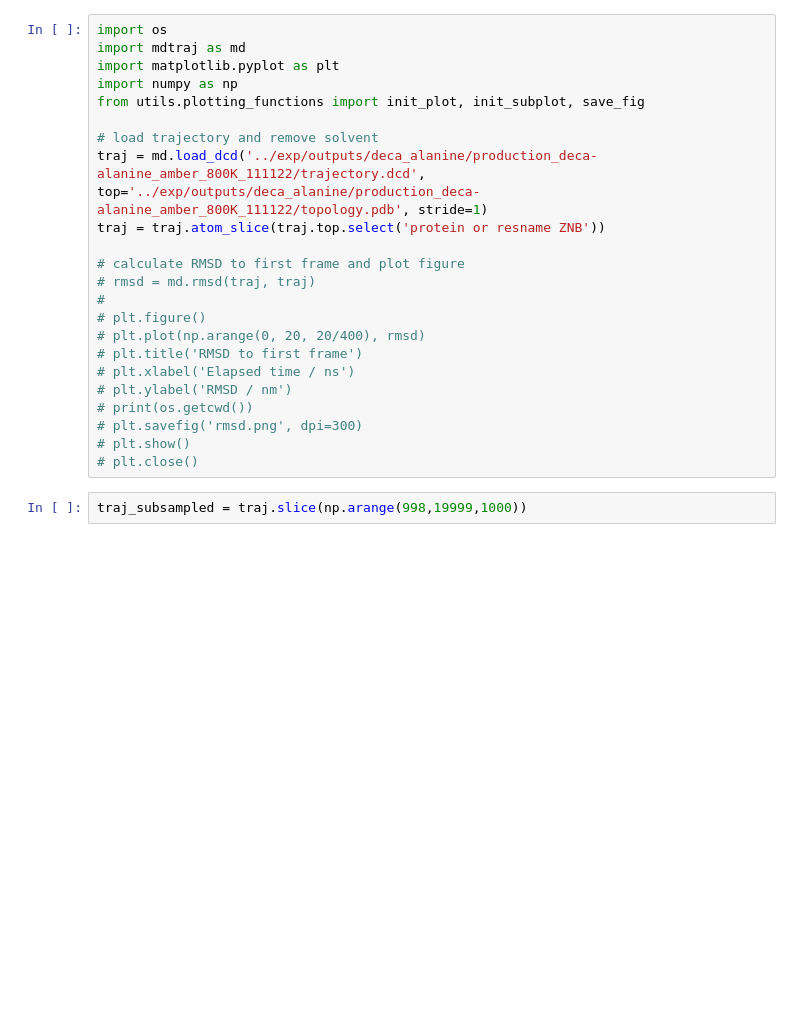
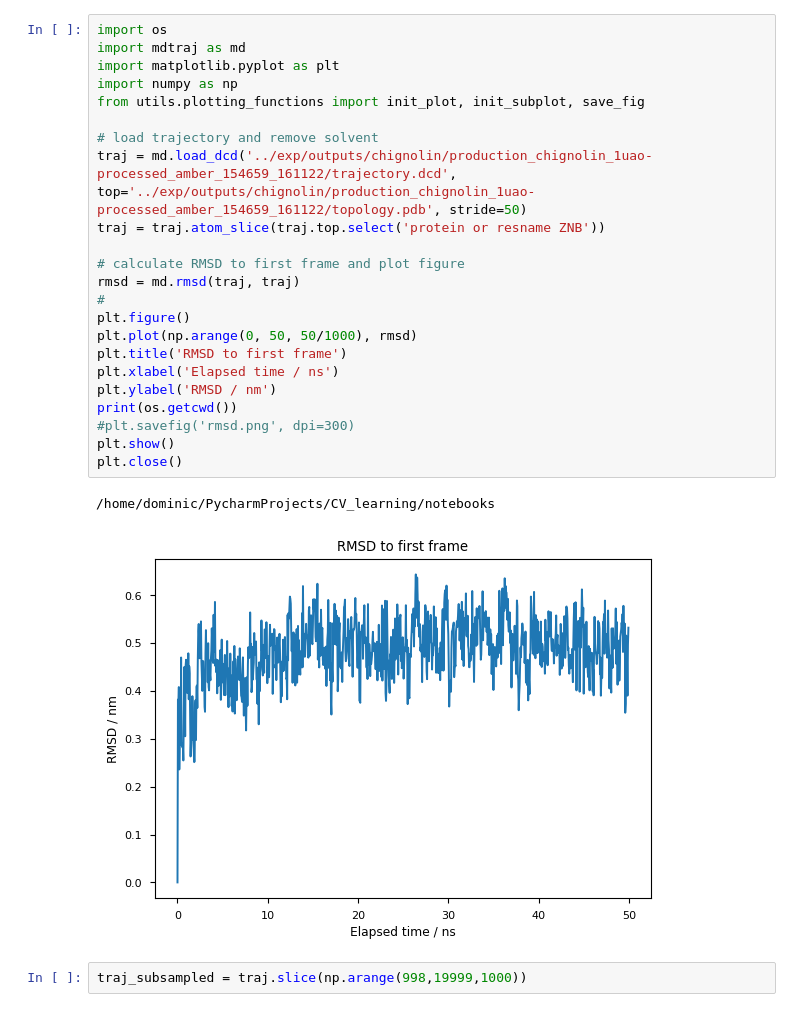
Before and after one commit to dominicp6/CV_learning, a Jupyter notebook: notebooks/rough_work.ipynb, the cells around one changed output. Drawn from its saved outputs; the diff is of its cells as text; blank space fills up the shorter version.

```diff
--- a/notebooks/rough_work.ipynb
+++ b/notebooks/rough_work.ipynb
@@ -1,26 +1,29 @@
 # %%
 import os
 import mdtraj as md
 import matplotlib.pyplot as plt
 import numpy as np
 from utils.plotting_functions import init_plot, init_subplot, save_fig
 
 # load trajectory and remove solvent
-traj = md.load_dcd('../exp/outputs/deca_alanine/production_deca-alanine_amber_800K_111122/trajectory.dcd', top='../exp/outputs/deca_alanine/production_deca-alanine_amber_800K_111122/topology.pdb', stride=1)
+traj = md.load_dcd('../exp/outputs/chignolin/production_chignolin_1uao-processed_amber_154659_161122/trajectory.dcd', top='../exp/outputs/chignolin/production_chignolin_1uao-processed_amber_154659_161122/topology.pdb', stride=50)
 traj = traj.atom_slice(traj.top.select('protein or resname ZNB'))
 
 # calculate RMSD to first frame and plot figure
-# rmsd = md.rmsd(traj, traj)
+rmsd = md.rmsd(traj, traj)
 #
-# plt.figure()
-# plt.plot(np.arange(0, 20, 20/400), rmsd)
-# plt.title('RMSD to first frame')
-# plt.xlabel('Elapsed time / ns')
-# plt.ylabel('RMSD / nm')
-# print(os.getcwd())
-# plt.savefig('rmsd.png', dpi=300)
-# plt.show()
-# plt.close()
+plt.figure()
+plt.plot(np.arange(0, 50, 50/1000), rmsd)
+plt.title('RMSD to first frame')
+plt.xlabel('Elapsed time / ns')
+plt.ylabel('RMSD / nm')
+print(os.getcwd())
+#plt.savefig('rmsd.png', dpi=300)
+plt.show()
+plt.close()
+# %% [output]
+/home/dominic/PycharmProjects/CV_learning/notebooks
+[figure, added]
 # %%
 traj_subsampled = traj.slice(np.arange(998,19999,1000))
 # %%
```
Also changed, not shown: 6 other files.
